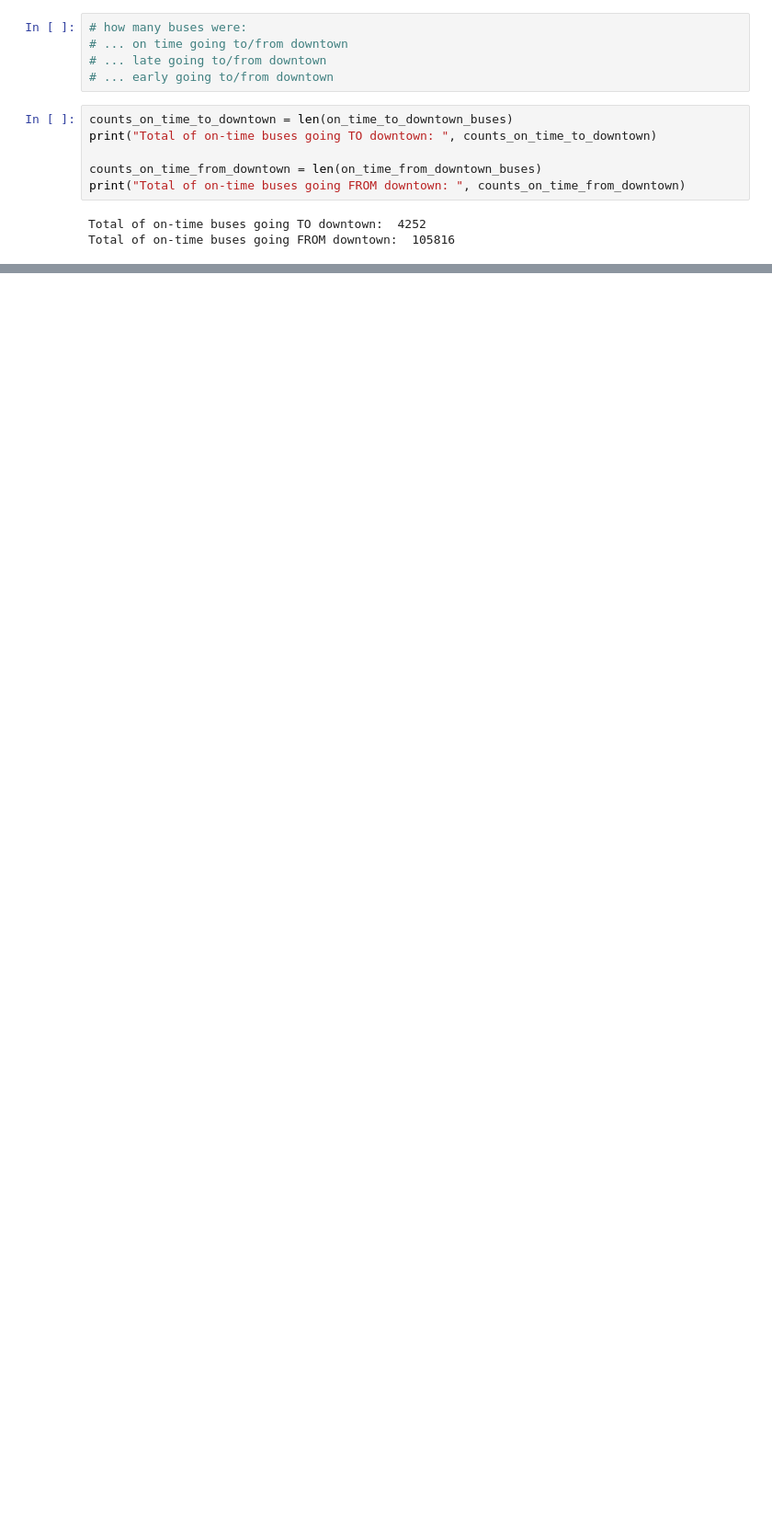
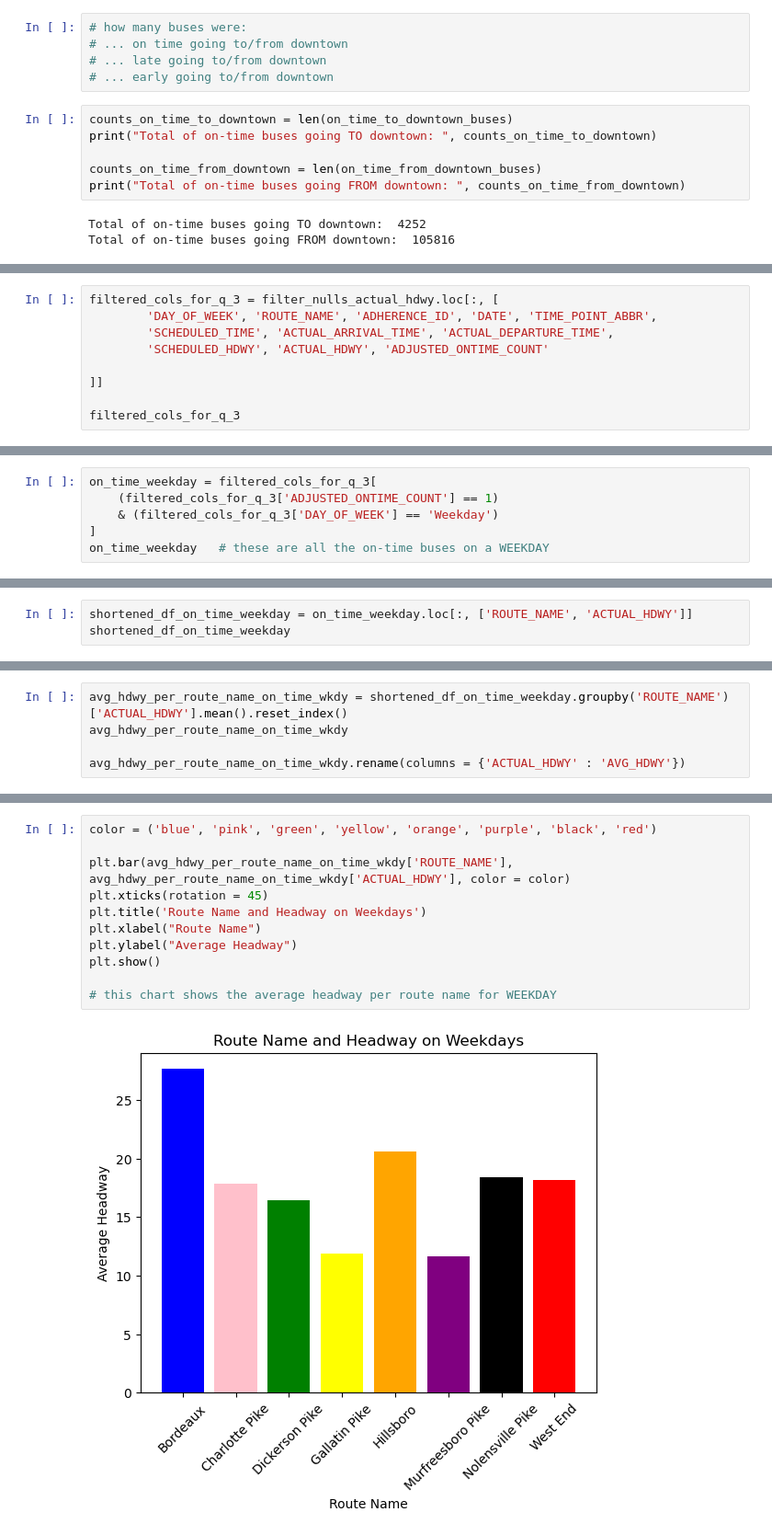
Before and after one commit to NSS-Data-Analytics-Cohort-11/wego-the-brotherhood-of-steel, a Jupyter notebook: notebooks/WeGo Project.ipynb, the cells around one changed output, grey strips where cells are left out. Shown at 92% size. Saved outputs shown, nothing was run; the diff lists cells and outputs as text; blank space fills up the shorter version.

```diff
--- a/notebooks/WeGo Project.ipynb
+++ b/notebooks/WeGo Project.ipynb
@@ -308,0 +887,9 @@ Total of on-time buses going FROM downtown:  105816
+# %%
+filtered_cols_for_q_3 = filter_nulls_actual_hdwy.loc[:, [
+        'DAY_OF_WEEK', 'ROUTE_NAME', 'ADHERENCE_ID', 'DATE', 'TIME_POINT_ABBR',
+        'SCHEDULED_TIME', 'ACTUAL_ARRIVAL_TIME', 'ACTUAL_DEPARTURE_TIME',
+        'SCHEDULED_HDWY', 'ACTUAL_HDWY', 'ADJUSTED_ONTIME_COUNT'
+
+]]
+
+filtered_cols_for_q_3
@@ -308,0 +910,6 @@ Total of on-time buses going FROM downtown:  105816
+# %%
+on_time_weekday = filtered_cols_for_q_3[
+    (filtered_cols_for_q_3['ADJUSTED_ONTIME_COUNT'] == 1)
+    & (filtered_cols_for_q_3['DAY_OF_WEEK'] == 'Weekday')
+]
+on_time_weekday   # these are all the on-time buses on a WEEKDAY
@@ -308,0 +945,3 @@ Total of on-time buses going FROM downtown:  105816
+# %%
+shortened_df_on_time_weekday = on_time_weekday.loc[:, ['ROUTE_NAME', 'ACTUAL_HDWY']]
+shortened_df_on_time_weekday
@@ -308,0 +962,5 @@ Total of on-time buses going FROM downtown:  105816
+# %%
+avg_hdwy_per_route_name_on_time_wkdy = shortened_df_on_time_weekday.groupby('ROUTE_NAME')['ACTUAL_HDWY'].mean().reset_index()
+avg_hdwy_per_route_name_on_time_wkdy
+
+avg_hdwy_per_route_name_on_time_wkdy.rename(columns = {'ACTUAL_HDWY' : 'AVG_HDWY'})
@@ -308,0 +977,13 @@ Total of on-time buses going FROM downtown:  105816
+# %%
+color = ('blue', 'pink', 'green', 'yellow', 'orange', 'purple', 'black', 'red')
+
+plt.bar(avg_hdwy_per_route_name_on_time_wkdy['ROUTE_NAME'], avg_hdwy_per_route_name_on_time_wkdy['ACTUAL_HDWY'], color = color)
+plt.xticks(rotation = 45)
+plt.title('Route Name and Headway on Weekdays')
+plt.xlabel("Route Name")
+plt.ylabel("Average Headway")
+plt.show()
+
+# this chart shows the average headway per route name for WEEKDAY
+# %% [output]
+[figure, added]
```
Also changed, not shown: parts of 72 cells of this notebook, 3 other files.
